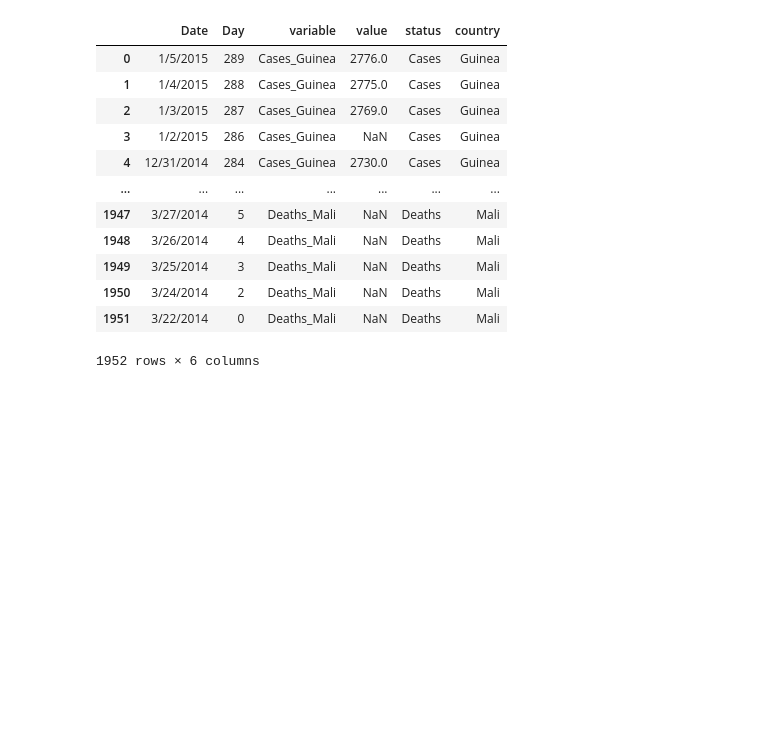
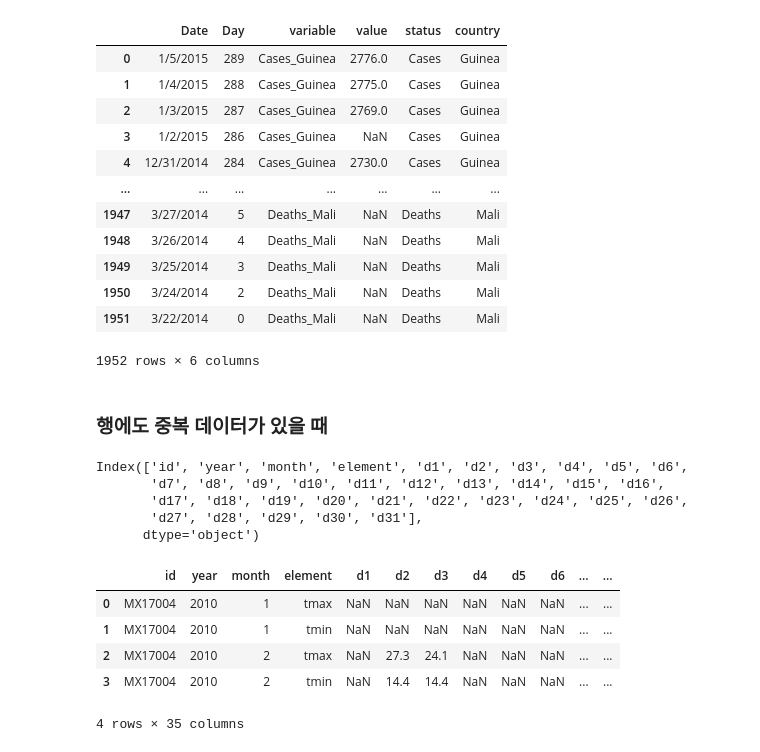
Before and after one commit to yleessam/hello, a Jupyter notebook: 22_pandas.ipynb, the cells around one changed output. Cells and saved outputs as stored; diff of their text form; code cells hidden in the pictures; blank space fills up the shorter version.

```diff
--- a/22_pandas.ipynb
+++ b/22_pandas.ipynb
@@ -1186,3 +1190,26 @@ evola_long1
 | 1950 | 3/24/2014 | 2 | Deaths_Mali | NaN | Deaths | Mali |
 | 1951 | 3/22/2014 | 0 | Deaths_Mali | NaN | Deaths | Mali |
 1952 rows × 6 columns
+# %% [markdown]
+### 행에도 중복 데이터가 있을 때
+# %%
+# 열이름에 var, data가 포함되어 있다.
+import pandas as pd
+
+weather = pd.read_csv('./data/weather.csv')
+weather.columns
+# %% [output]
+Index(['id', 'year', 'month', 'element', 'd1', 'd2', 'd3', 'd4', 'd5', 'd6',
+       'd7', 'd8', 'd9', 'd10', 'd11', 'd12', 'd13', 'd14', 'd15', 'd16',
+       'd17', 'd18', 'd19', 'd20', 'd21', 'd22', 'd23', 'd24', 'd25', 'd26',
+       'd27', 'd28', 'd29', 'd30', 'd31'],
+      dtype='object')
+# %%
+weather.head(4)
+# %% [output]
+|  | id | year | month | element | d1 | d2 | d3 | d4 | d5 | d6 | ... | ... |
+| 0 | MX17004 | 2010 | 1 | tmax | NaN | NaN | NaN | NaN | NaN | NaN | ... | ... |
+| 1 | MX17004 | 2010 | 1 | tmin | NaN | NaN | NaN | NaN | NaN | NaN | ... | ... |
+| 2 | MX17004 | 2010 | 2 | tmax | NaN | 27.3 | 24.1 | NaN | NaN | NaN | ... | ... |
+| 3 | MX17004 | 2010 | 2 | tmin | NaN | 14.4 | 14.4 | NaN | NaN | NaN | ... | ... |
+4 rows × 35 columns
```
Also changed, not shown: parts of 31 cells of this notebook.
